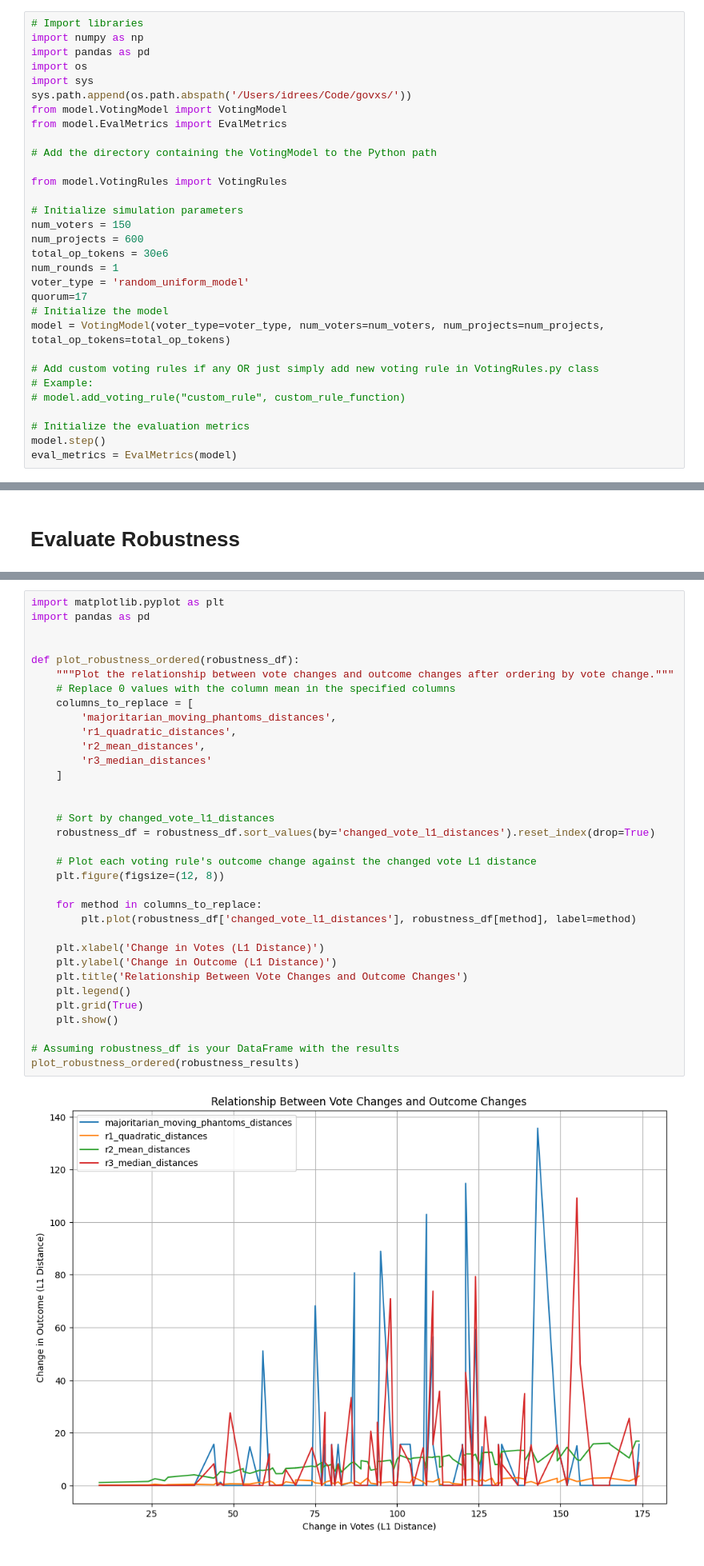
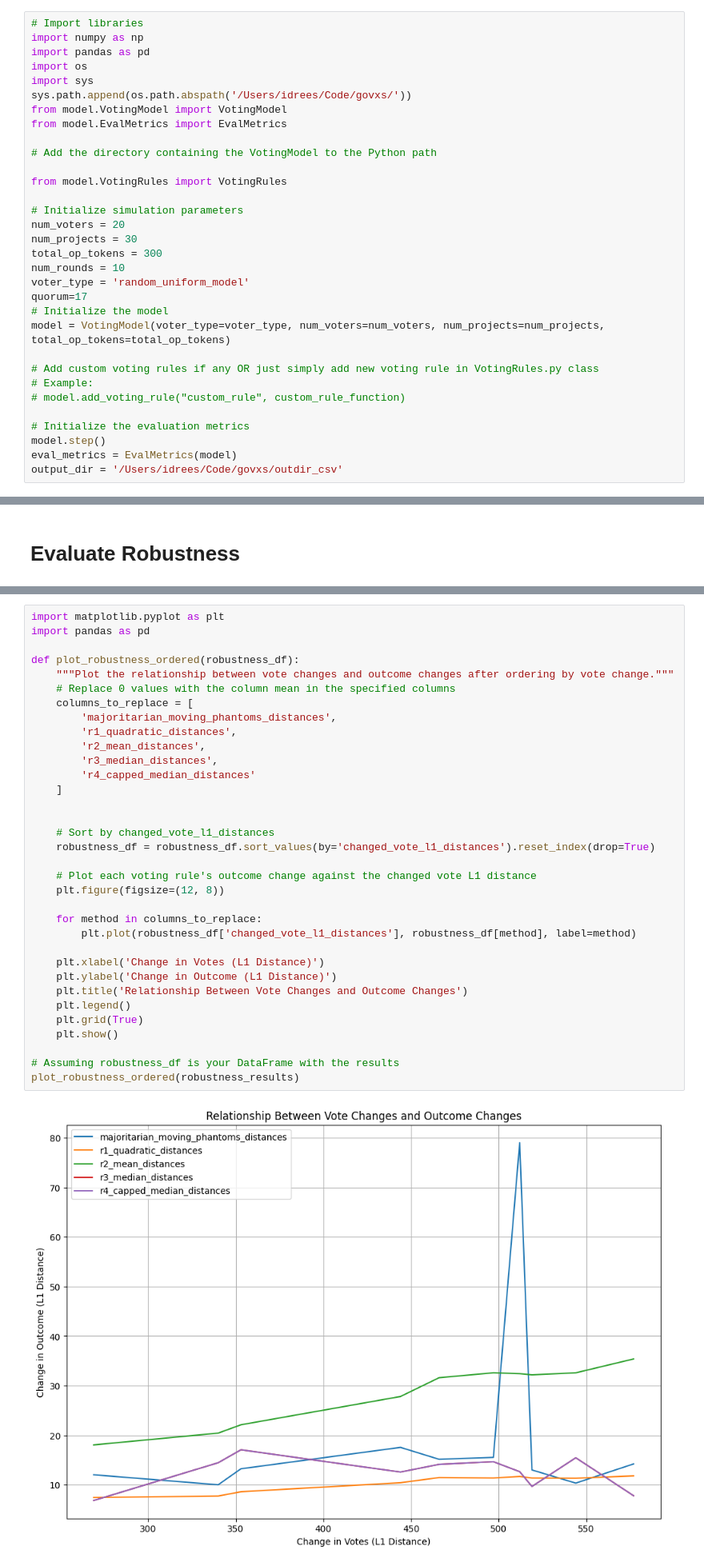
Before and after one commit to GovXS/Evaluating-Voting-Design-Tradeoffs-for-Retro-Funding, a Jupyter notebook: simulations/run.ipynb, the cells around one changed output, grey strips where cells are left out. Shown at 80% size. Drawn from its saved outputs; the diff is of its cells as text.

Commit message:
outdir_csv to save the results

```diff
--- a/simulations/run.ipynb
+++ b/simulations/run.ipynb
@@ -13,10 +13,10 @@ from model.EvalMetrics import EvalMetrics
 from model.VotingRules import VotingRules
 
 # Initialize simulation parameters
-num_voters = 150
-num_projects = 600
-total_op_tokens = 30e6
-num_rounds = 1
+num_voters = 20
+num_projects = 30
+total_op_tokens = 300
+num_rounds = 10
 voter_type = 'random_uniform_model'
 quorum=17
 # Initialize the model
@@ -29,3 +29,4 @@ model = VotingModel(voter_type=voter_type, num_voters=num_voters, num_projects=n
 # Initialize the evaluation metrics
 model.step()
 eval_metrics = EvalMetrics(model)
+output_dir = '/Users/idrees/Code/govxs/outdir_csv'
@@ -364,36 +375,36 @@ Avg R4 capped median L1 Distance: 0.0
 # %%
 import matplotlib.pyplot as plt
 import pandas as pd
-
 
 def plot_robustness_ordered(robustness_df):
     """Plot the relationship between vote changes and outcome changes after ordering by vote change."""
     # Replace 0 values with the column mean in the specified columns
     columns_to_replace = [
         'majoritarian_moving_phantoms_distances',
         'r1_quadratic_distances',
         'r2_mean_distances',
-        'r3_median_distances'
+        'r3_median_distances',
+        'r4_capped_median_distances'
     ]
 
 
     # Sort by changed_vote_l1_distances
     robustness_df = robustness_df.sort_values(by='changed_vote_l1_distances').reset_index(drop=True)
 
     # Plot each voting rule's outcome change against the changed vote L1 distance
     plt.figure(figsize=(12, 8))
 
     for method in columns_to_replace:
         plt.plot(robustness_df['changed_vote_l1_distances'], robustness_df[method], label=method)
 
     plt.xlabel('Change in Votes (L1 Distance)')
     plt.ylabel('Change in Outcome (L1 Distance)')
     plt.title('Relationship Between Vote Changes and Outcome Changes')
     plt.legend()
     plt.grid(True)
     plt.show()
 
 # Assuming robustness_df is your DataFrame with the results
 plot_robustness_ordered(robustness_results)
 # %% [output]
-[figure, old version]
+[figure, new version]
```
Also changed, not shown: parts of 15 cells of this notebook, 3 other files.
